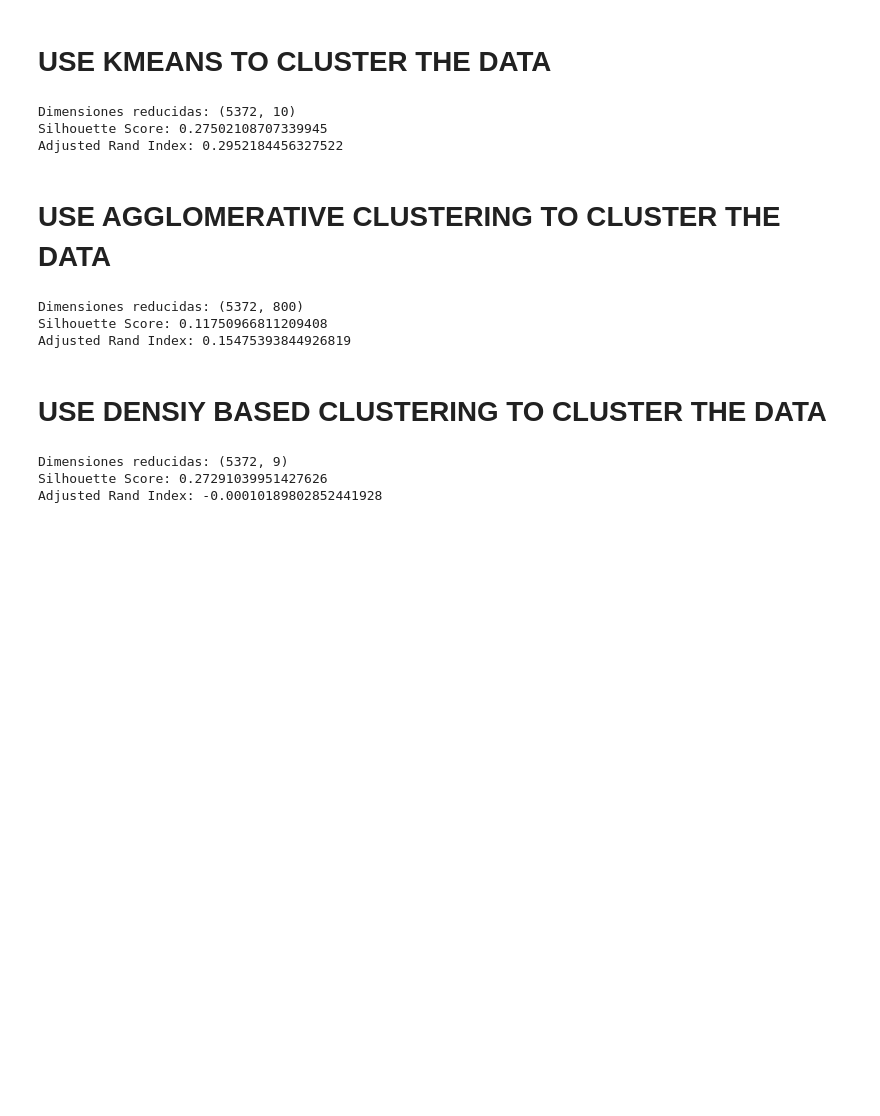
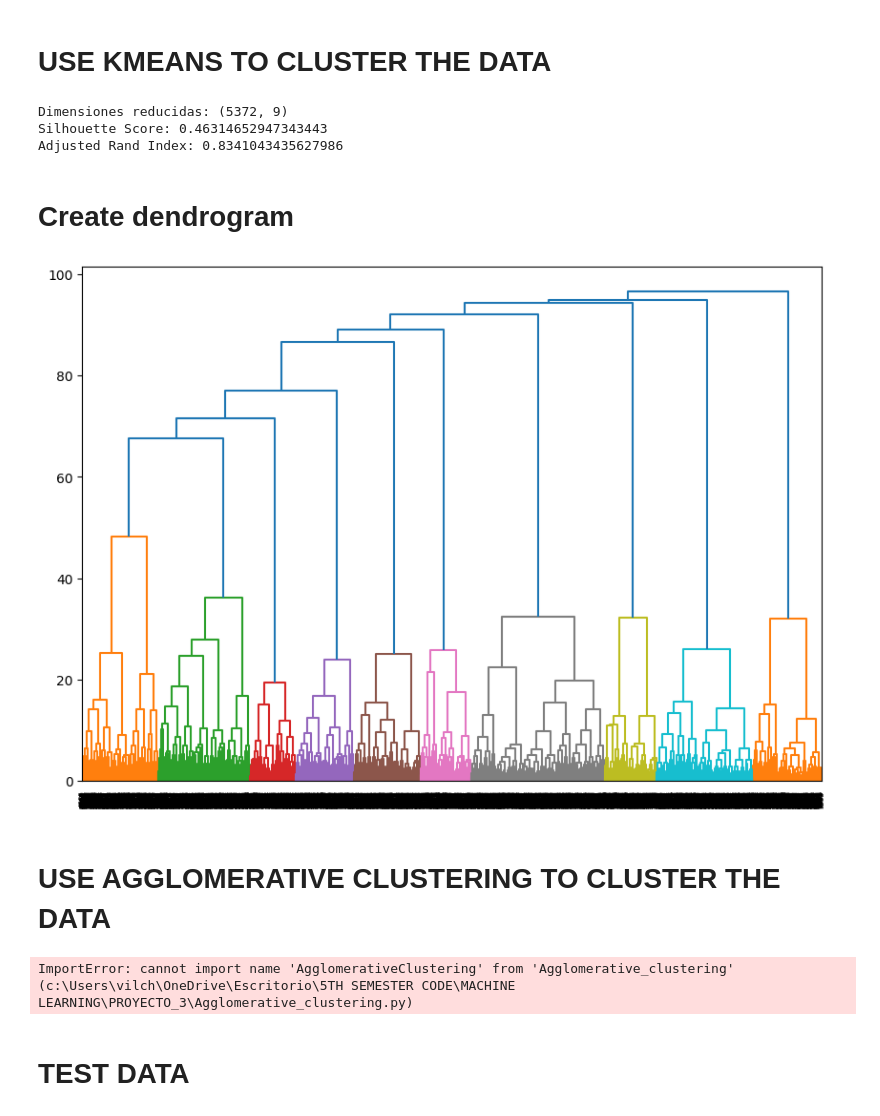
Before and after one commit to Fabrizzio20k/5TH-SEMESTER-CODE, a Jupyter notebook: MACHINE LEARNING/PROYECTO_3/project.ipynb, the cells around one changed output. Drawn from its saved outputs; the diff is of its cells as text; code cells hidden in the pictures; blank space fills up the shorter version.

```diff
--- a/MACHINE LEARNING/PROYECTO_3/project.ipynb
+++ b/MACHINE LEARNING/PROYECTO_3/project.ipynb
@@ -235,6 +283,12 @@ for i in range(len(features)):
 X_train = np.array(X_train)
 y_train = le.transform(y_train)
 
+# Normalizamos los datos con l2
+from sklearn.preprocessing import Normalizer
+
+scaler = Normalizer(norm='l2')
+X_train = scaler.fit_transform(X_train)
+
 fa = FA(n_components=10)
 X_train_reducido = fa.fit_transform(X_train)
 
@@ -253,6 +307,12 @@ for i in range(len(features)):
 
 X_val = np.array(X_val)
 
+# Normalizamos los datos con l2
+from sklearn.preprocessing import Normalizer
+
+scaler = Normalizer(norm='l2')
+X_val = scaler.fit_transform(X_val)
+
 X_val_reducido = fa.transform(X_val)
 # %% [markdown]
 # USE KMEANS TO CLUSTER THE DATA
@@ -274,14 +334,28 @@ print(f"Dimensiones reducidas: {X_train_reducido.shape}")
 print(f"Silhouette Score: {sil_score}")
 print(f"Adjusted Rand Index: {ari_score}")
 # %% [output]
-Dimensiones reducidas: (5372, 10)
-Silhouette Score: 0.27502108707339945
-Adjusted Rand Index: 0.2952184456327522
+Dimensiones reducidas: (5372, 9)
+Silhouette Score: 0.46314652947343443
+Adjusted Rand Index: 0.8341043435627986
+# %% [markdown]
+# Create dendrogram
+# %%
+# create dendrogram
+from scipy.cluster.hierarchy import dendrogram, linkage
+from matplotlib import pyplot as plt
+
+linked = linkage(X_train_reducido, 'ward')
+
+plt.figure(figsize=(10, 7))
+dendrogram(linked, orientation='top', distance_sort='descending', show_leaf_counts=True)
+plt.show()
+# %% [output]
+[figure, added]
 # %% [markdown]
 # USE AGGLOMERATIVE CLUSTERING TO CLUSTER THE DATA
 # %%
-from sklearn.cluster import AgglomerativeClustering
-from sklearn.metrics import silhouette_score, adjusted_rand_score
+from sklearn.metrics import silhouette_score, adjusted_rand_score, mutual_info_score
+from Agglomerative import AgglomerativeClustering
 
 agg = AgglomerativeClustering(n_clusters=10)
 agg.fit(X_train_reducido)
@@ -292,34 +366,13 @@ y_val_pred = agg.fit_predict(X_val_reducido)
 # Calcular e imprimir el Silhouette Score y el Adjusted Rand Index
 sil_score = silhouette_score(X_val_reducido, y_val_pred)
 ari_score = adjusted_rand_score(y_val, y_val_pred)
+mutual_score = mutual_info_score(y_val, y_val_pred)
 
 print(f"Dimensiones reducidas: {X_train_reducido.shape}")
 print(f"Silhouette Score: {sil_score}")
 print(f"Adjusted Rand Index: {ari_score}")
+print(f"Mutual Information Score: {mutual_score}")
 # %% [output]
-Dimensiones reducidas: (5372, 800)
-Silhouette Score: 0.11750966811209408
-Adjusted Rand Index: 0.15475393844926819
+ImportError: cannot import name 'AgglomerativeClustering' from 'Agglomerative_clustering' (c:\Users\vilch\OneDrive\Escritorio\5TH SEMESTER CODE\MACHINE LEARNING\PROYECTO_3\Agglomerative_clustering.py)
-# %% [markdown]
-# USE DENSIY BASED CLUSTERING TO CLUSTER THE DATA
-# %%
-from sklearn.cluster import DBSCAN
-from sklearn.metrics import silhouette_score, adjusted_rand_score
-
-dbscan = DBSCAN(eps=5, min_samples=10)
-dbscan.fit(X_train_reducido)
-
-# Predecir los clusters en los datos de validación
-y_val_pred = dbscan.fit_predict(X_val_reducido)
-
-# Calcular e imprimir el Silhouette Score y el Adjusted Rand Index
-sil_score = silhouette_score(X_val_reducido, y_val_pred)
-ari_score = adjusted_rand_score(y_val, y_val_pred)
-
-print(f"Dimensiones reducidas: {X_train_reducido.shape}")
-print(f"Silhouette Score: {sil_score}")
-print(f"Adjusted Rand Index: {ari_score}")
-# %% [output]
-Dimensiones reducidas: (5372, 9)
-Silhouette Score: 0.27291039951427626
-Adjusted Rand Index: -0.00010189802852441928
+# %% [markdown]
+# TEST DATA
```
Also changed, not shown: parts of 5 cells of this notebook, 2 other files.
